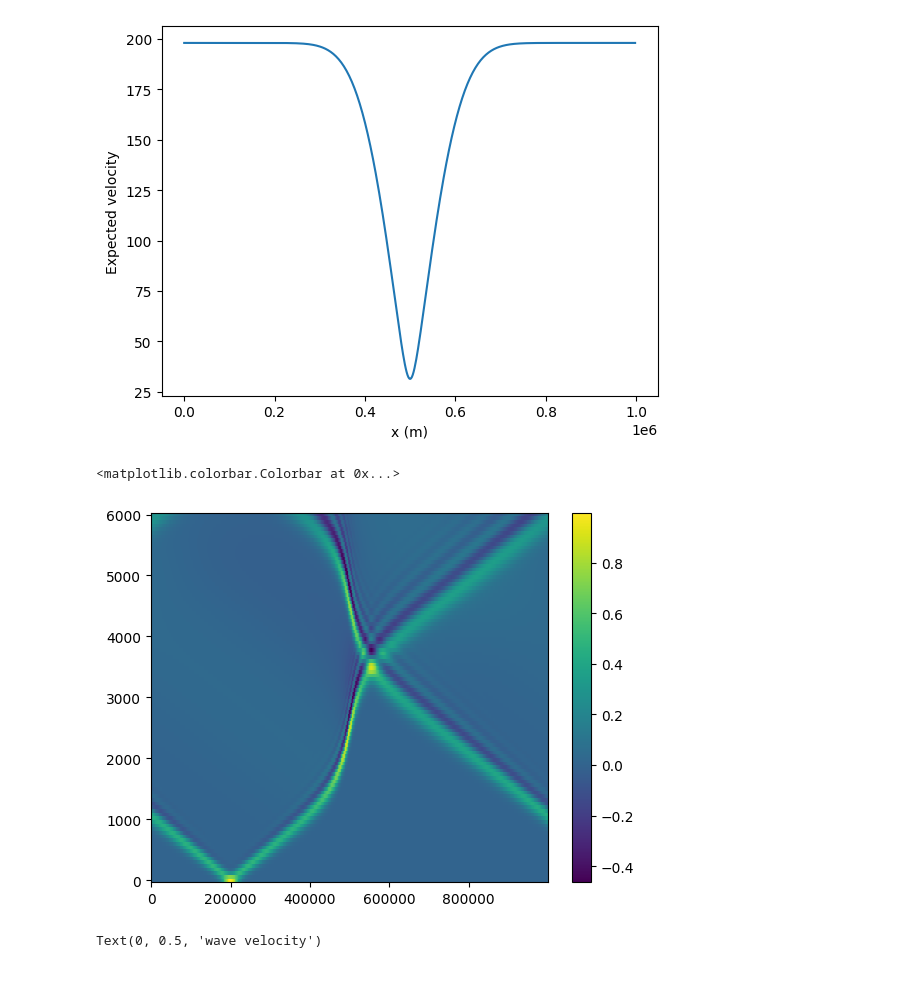
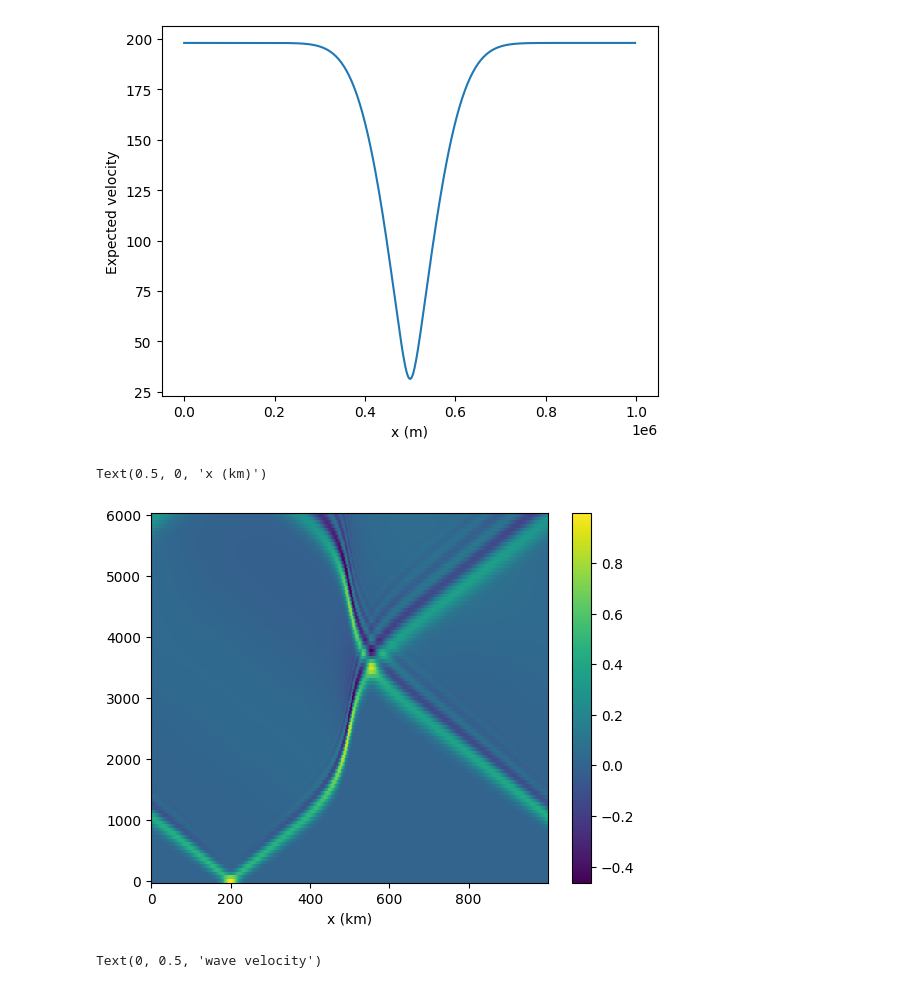
Before and after one commit to AnnabelHall/QCES_LNM, a Jupyter notebook: Project3_tsunami.ipynb, the cells around one changed output. Cells and saved outputs as stored; diff of their text form; code cells hidden in the pictures.

```diff
--- a/Project3_tsunami.ipynb
+++ b/Project3_tsunami.ipynb
@@ -275,11 +275,13 @@ Text(0.5, 0, 'x (m)')
 [figure]
 # %%
 # the colour value of h gives the peaks and troughs
+# This therefore shows wave propogation
 # wave speed can be derived from the gradient x with t along the peaks
-plt.pcolormesh(x, t_save, h_save)
+plt.pcolormesh(x/1000, t_save, h_save)
 plt.colorbar()
+plt.xlabel('x (km)')
 # %% [output]
-<matplotlib.colorbar.Colorbar at 0x...>
+Text(0.5, 0, 'x (km)')
-[figure, old version]
+[figure, new version]
 # %%
 # This represents the greatest velocity points at each x value
```
Also changed, not shown: parts of 14 cells of this notebook.
